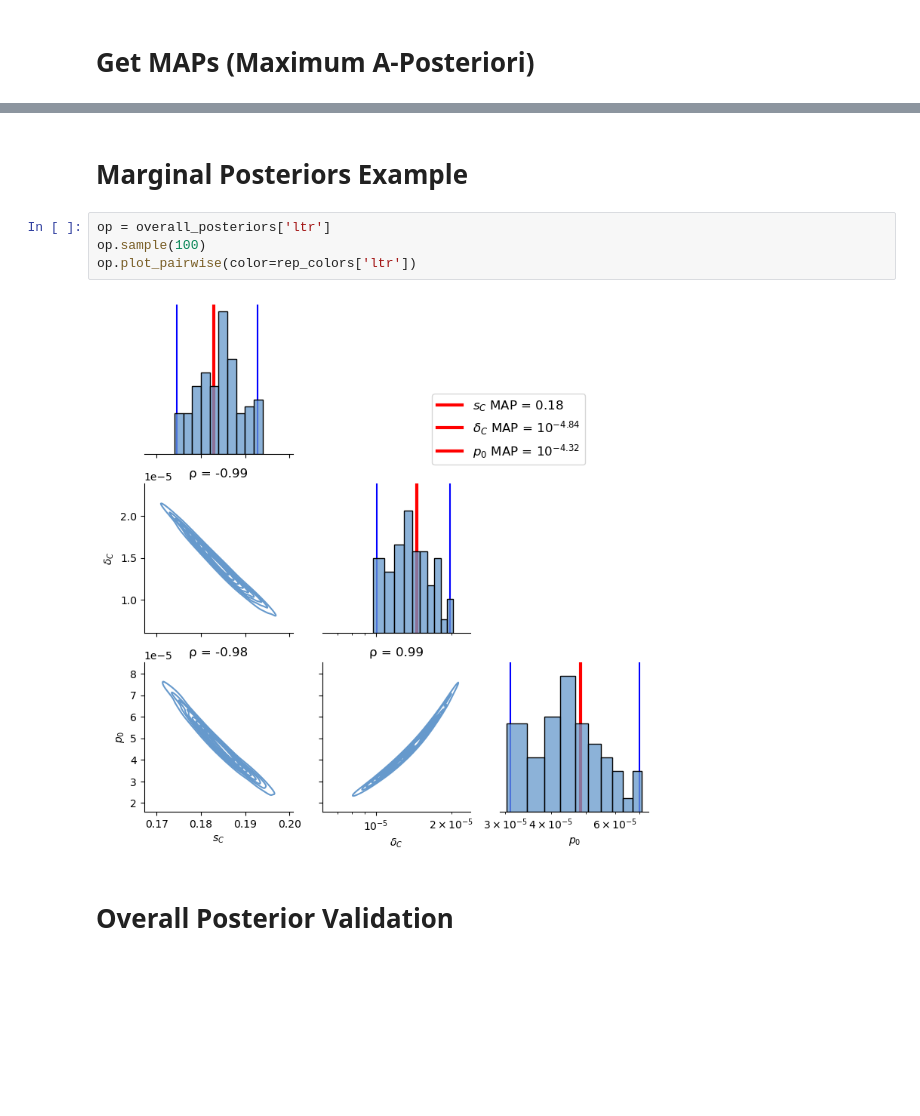
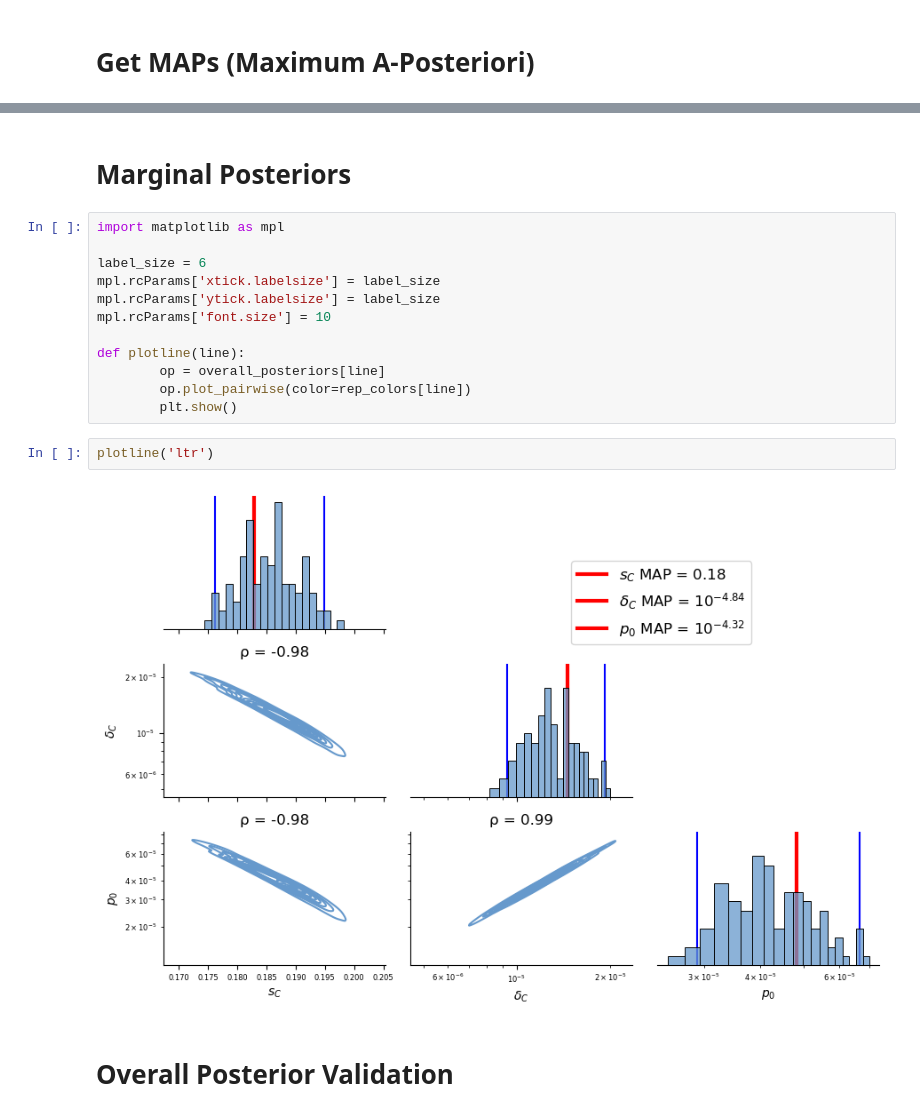
Before and after one commit to yoavram-lab/chuong_et_al, a Jupyter notebook: Overall Posterior.ipynb, the cells around one changed output, grey strips where cells are left out. Drawn from its saved outputs; the diff is of its cells as text; blank space fills up the shorter version.

```diff
--- a/Overall Posterior.ipynb
+++ b/Overall Posterior.ipynb
@@ -48,11 +53,21 @@ all MAP: [-0.8996675, -5.0498776, -5.2192593]
 # %% [markdown]
-# Marginal Posteriors Example
+# Marginal Posteriors
 # %%
-op = overall_posteriors['ltr']
-op.sample(100)
-op.plot_pairwise(color=rep_colors['ltr'])
+import matplotlib as mpl
+
+label_size = 6
+mpl.rcParams['xtick.labelsize'] = label_size
+mpl.rcParams['ytick.labelsize'] = label_size
+mpl.rcParams['font.size'] = 10
+
+def plotline(line):
+        op = overall_posteriors[line]
+        op.plot_pairwise(color=rep_colors[line])
+        plt.show()
-# %% [output]
-[figure, removed]
+# %%
+plotline('ltr')
+# %% [output]
+[figure, added]
 # %% [markdown]
 # Overall Posterior Validation
 # %% [markdown]
```
Also changed, not shown: parts of 3 cells of this notebook, 1 other file.
